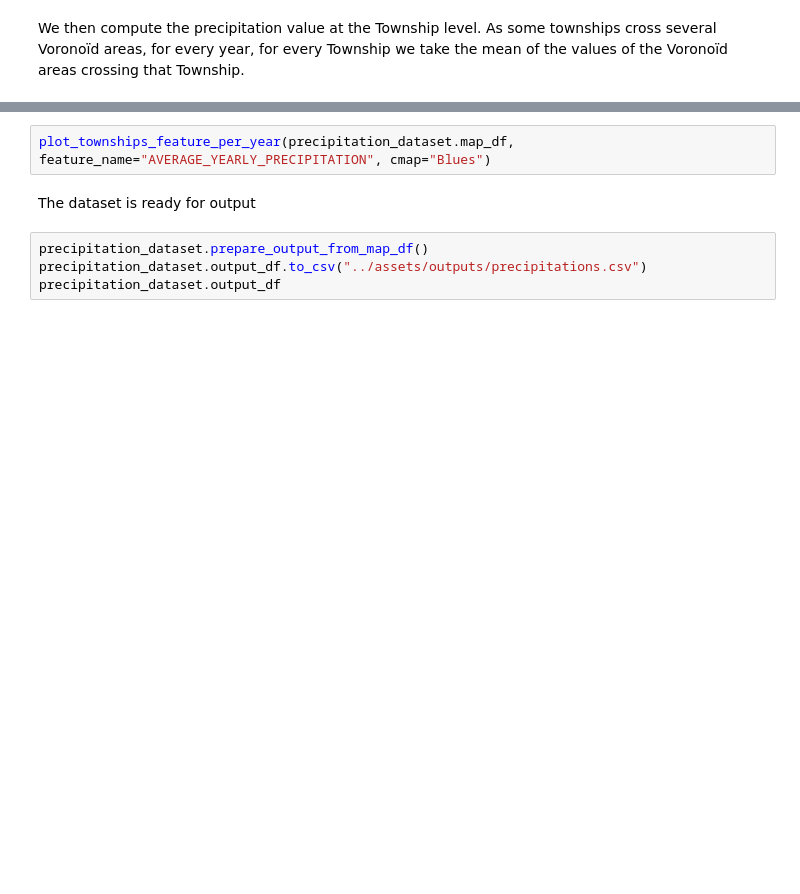
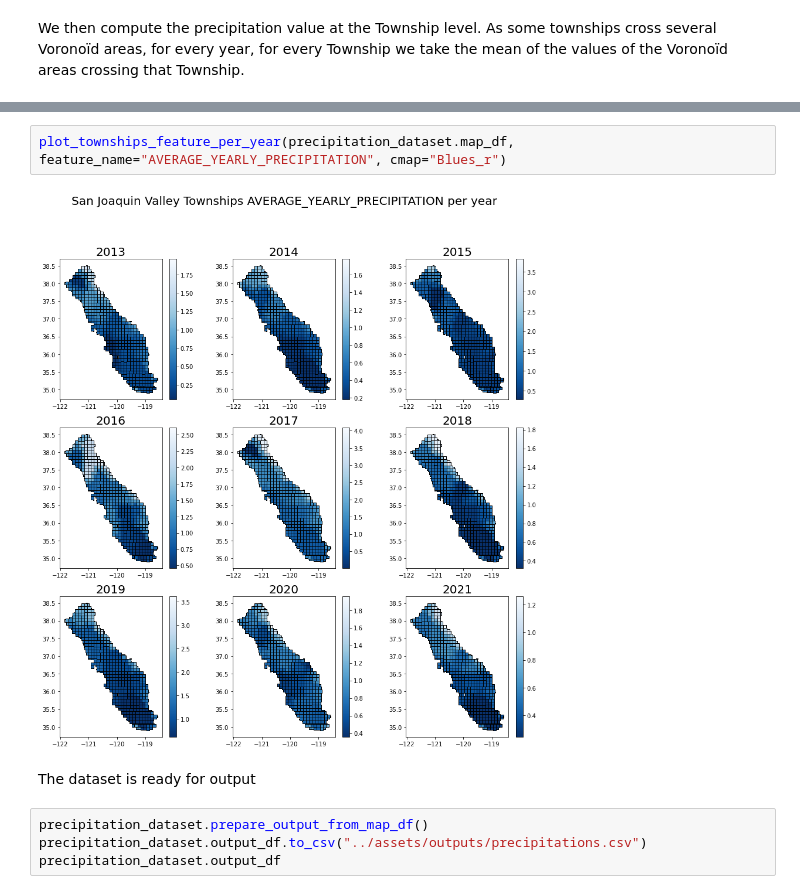
Before and after one commit to sjtalkar/milestone2_waterwells_deepnote, a Jupyter notebook: eda/precipitation.ipynb, the cells around one changed output, grey strips where cells are left out. Drawn from its saved outputs; the diff is of its cells as text; blank space fills up the shorter version.

```diff
--- a/eda/precipitation.ipynb
+++ b/eda/precipitation.ipynb
@@ -80,5 +160,7 @@ precipitation_dataset.map_df
 # %%
-plot_townships_feature_per_year(precipitation_dataset.map_df, feature_name="AVERAGE_YEARLY_PRECIPITATION", cmap="Blues")
+plot_townships_feature_per_year(precipitation_dataset.map_df, feature_name="AVERAGE_YEARLY_PRECIPITATION", cmap="Blues_r")
+# %% [output]
+[figure, added]
 # %% [markdown]
 The dataset is ready for output
 # %%
```
Also changed, not shown: parts of 11 cells of this notebook, 9 other files.
